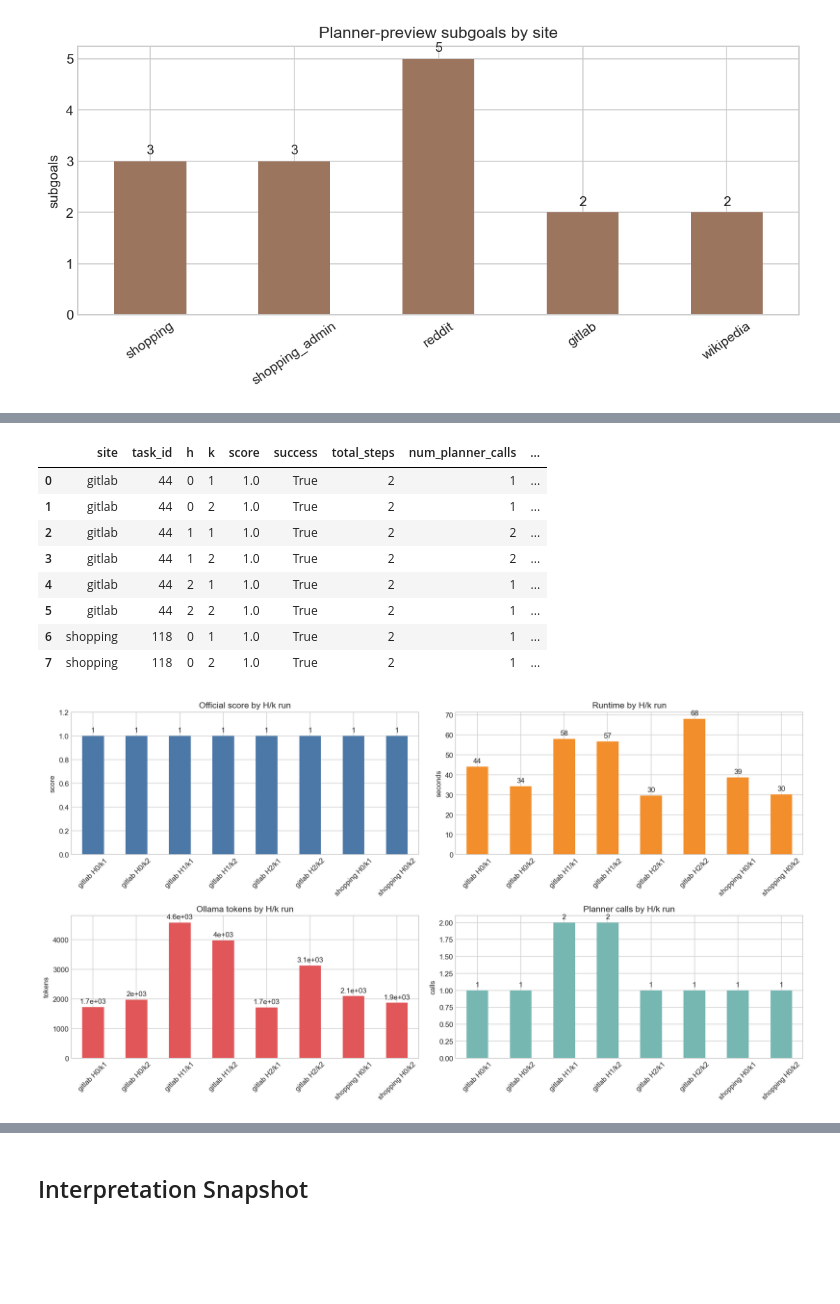
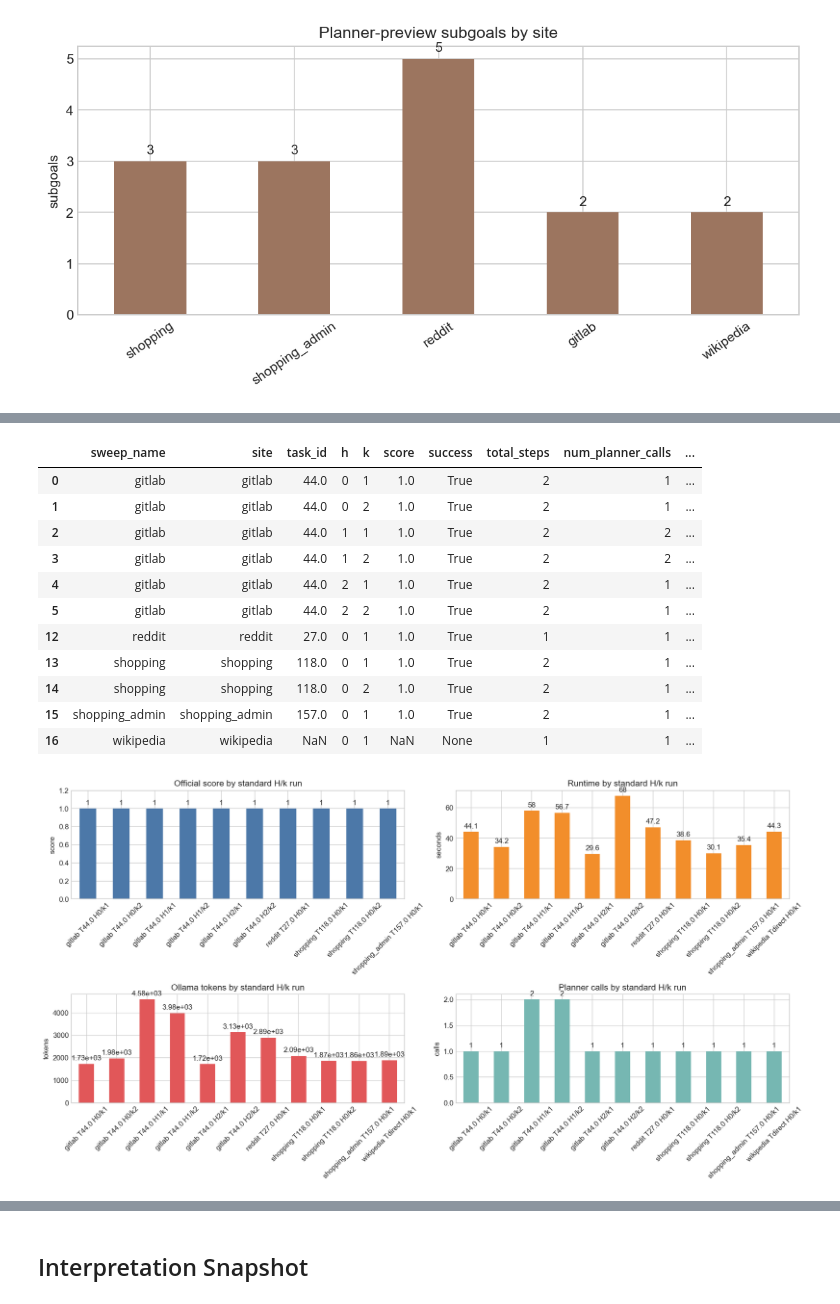
Before and after one commit to NICFRU/webarena-verified-thesis, a Jupyter notebook: notebooks/08_hk_sweep_analysis.ipynb, the cells around one changed output, grey strips where cells are left out. Drawn from its saved outputs; the diff is of its cells as text; code cells hidden in the pictures; blank space fills up the shorter version.

```diff
--- a/notebooks/08_hk_sweep_analysis.ipynb
+++ b/notebooks/08_hk_sweep_analysis.ipynb
@@ -158,12 +201,11 @@ The service probe checks whether each local site can be opened through BrowserGy
 # %%
 if service_df.empty:
-    print('No service probe summary found:', SERVICE_SUMMARY)
+    print('No service-probe summary found:', SERVICE_SUMMARY)
 else:
-    service_cols = ['site', 'status', 'task_id', 'task_type', 'start_url', 'final_url', 'page_title', 'error']
-    display(service_df[service_cols])
-    service_plot = service_df.assign(success_flag=(service_df['status'] == 'success').astype(int)).set_index('site').reindex(SITE_ORDER)['success_flag']
+    display(service_df[['site', 'status', 'task_id', 'task_type', 'start_url', 'final_url', 'page_title', 'error']])
+    plot = service_df.assign(success_flag=(service_df['status'] == 'success').astype(int)).set_index('site').reindex(SITE_ORDER)['success_flag']
     fig, ax = plt.subplots(figsize=(8, 4))
-    show_bar(ax, service_plot, 'Service probe success by site', ylabel='success', ylim=(0, 1.2), color='#59a14f')
+    show_bar(ax, plot, 'Service probe success by site', ylabel='success', ylim=(0, 1.2), color='#59a14f')
     plt.tight_layout()
 # %% [output]
 |  | site | status | task_id | task_type | start_url | final_url | page_title | error |
@@ -180,10 +222,8 @@ These are deterministic task-solving examples with official WebArena-Verified ev
 # %%
 if hardcoded_df.empty:
-    print('No hardcoded task summary found:', HARDCODED_SUMMARY)
+    print('No hardcoded summary found:', HARDCODED_SUMMARY)
 else:
-    hardcoded_cols = ['site', 'task_id', 'task_type', 'status', 'success', 'official_score', 'total_runtime_ms', 'browser_runtime_ms', 'official_eval_runtime_ms', 'final_url']
-    display(hardcoded_df[hardcoded_cols])
-
+    display(hardcoded_df[['site', 'task_id', 'task_type', 'status', 'success', 'official_score', 'total_runtime_ms', 'final_url']])
     hardcoded_plot = hardcoded_df.set_index('site').reindex(['shopping', 'shopping_admin', 'reddit', 'gitlab'])
     fig, axes = plt.subplots(1, 2, figsize=(12, 4))
     show_bar(axes[0], hardcoded_plot['official_score'], 'Official score by hardcoded task', ylabel='score', ylim=(0, 1.2), color='#4c78a8')
@@ -204,9 +243,7 @@ Planner previews call the LLM planner and write plan artifacts, but they do not
 if preview_df.empty:
     print('No planner-preview summary found:', PLANNER_PREVIEW_SUMMARY)
 else:
-    preview_cols = ['site', 'task_id', 'planner_mode', 'model_name', 'h', 'subgoal_count', 'warnings', 'output_dir']
-    display(preview_df[preview_cols])
-
+    display(preview_df[['site', 'task_id', 'planner_mode', 'model_name', 'h', 'subgoal_count', 'warnings', 'output_dir']])
     preview_plot = preview_df.set_index('site').reindex(SITE_ORDER)['subgoal_count']
     fig, ax = plt.subplots(figsize=(8, 4))
     show_bar(ax, preview_plot, 'Planner-preview subgoals by site', ylabel='subgoals', color='#9c755f')
@@ -226,31 +263,32 @@ The H/k orchestrator currently runs for GitLab Task 44 and Shopping Task 118. Gi
 # %%
-if hk_df.empty:
-    print('No H/k sweep summaries found:', SWEEP_BASE)
+if standard_hk_df.empty:
+    print('No standard H/k summaries found.')
 else:
-    hk_cols = ['site', 'task_id', 'h', 'k', 'score', 'success', 'total_steps', 'num_planner_calls', 'num_plan_subgoals_generated', 'total_tokens', 'runtime_s', 'output_dir']
-    display(hk_df[hk_cols])
+    cols = ['sweep_name', 'site', 'task_id', 'h', 'k', 'score', 'success', 'total_steps', 'num_planner_calls', 'num_plan_subgoals_generated', 'total_tokens', 'runtime_s', 'final_url']
+    display(standard_hk_df[cols])
 
+    scored = standard_hk_df[standard_hk_df['score'].notna()].copy()
     fig, axes = plt.subplots(2, 2, figsize=(15, 8))
-    score_series = hk_df.set_index('run_label')['score']
-    runtime_series = hk_df.set_index('run_label')['runtime_s']
-    token_series = hk_df.set_index('run_label')['total_tokens']
-    planner_series = hk_df.set_index('run_label')['num_planner_calls']
-    show_bar(axes[0, 0], score_series, 'Official score by H/k run', ylabel='score', ylim=(0, 1.2), color='#4c78a8')
-    show_bar(axes[0, 1], runtime_series, 'Runtime by H/k run', ylabel='seconds', color='#f28e2b')
-    show_bar(axes[1, 0], token_series, 'Ollama tokens by H/k run', ylabel='tokens', color='#e15759')
-    show_bar(axes[1, 1], planner_series, 'Planner calls by H/k run', ylabel='calls', color='#76b7b2')
+    if not scored.empty:
+        show_bar(axes[0, 0], scored.set_index('run_label')['score'], 'Official score by standard H/k run', ylabel='score', ylim=(0, 1.2), color='#4c78a8')
+    show_bar(axes[0, 1], standard_hk_df.set_index('run_label')['runtime_s'], 'Runtime by standard H/k run', ylabel='seconds', color='#f28e2b')
+    show_bar(axes[1, 0], standard_hk_df.set_index('run_label')['total_tokens'], 'Ollama tokens by standard H/k run', ylabel='tokens', color='#e15759')
+    show_bar(axes[1, 1], standard_hk_df.set_index('run_label')['num_planner_calls'], 'Planner calls by standard H/k run', ylabel='calls', color='#76b7b2')
     for ax in axes.ravel():
         ax.tick_params(axis='x', labelrotation=45)
     plt.tight_layout()
 # %% [output]
-|  | site | task_id | h | k | score | success | total_steps | num_planner_calls | ... |
-| 0 | gitlab | 44 | 0 | 1 | 1.0 | True | 2 | 1 | ... |
-| 1 | gitlab | 44 | 0 | 2 | 1.0 | True | 2 | 1 | ... |
-| 2 | gitlab | 44 | 1 | 1 | 1.0 | True | 2 | 2 | ... |
-| 3 | gitlab | 44 | 1 | 2 | 1.0 | True | 2 | 2 | ... |
-| 4 | gitlab | 44 | 2 | 1 | 1.0 | True | 2 | 1 | ... |
-| 5 | gitlab | 44 | 2 | 2 | 1.0 | True | 2 | 1 | ... |
-| 6 | shopping | 118 | 0 | 1 | 1.0 | True | 2 | 1 | ... |
-| 7 | shopping | 118 | 0 | 2 | 1.0 | True | 2 | 1 | ... |
+|  | sweep_name | site | task_id | h | k | score | success | total_steps | num_planner_calls | ... |
+| 0 | gitlab | gitlab | 44.0 | 0 | 1 | 1.0 | True | 2 | 1 | ... |
+| 1 | gitlab | gitlab | 44.0 | 0 | 2 | 1.0 | True | 2 | 1 | ... |
+| 2 | gitlab | gitlab | 44.0 | 1 | 1 | 1.0 | True | 2 | 2 | ... |
+| 3 | gitlab | gitlab | 44.0 | 1 | 2 | 1.0 | True | 2 | 2 | ... |
+| 4 | gitlab | gitlab | 44.0 | 2 | 1 | 1.0 | True | 2 | 1 | ... |
+| 5 | gitlab | gitlab | 44.0 | 2 | 2 | 1.0 | True | 2 | 1 | ... |
+| 12 | reddit | reddit | 27.0 | 0 | 1 | 1.0 | True | 1 | 1 | ... |
+| 13 | shopping | shopping | 118.0 | 0 | 1 | 1.0 | True | 2 | 1 | ... |
+| 14 | shopping | shopping | 118.0 | 0 | 2 | 1.0 | True | 2 | 1 | ... |
+| 15 | shopping_admin | shopping_admin | 157.0 | 0 | 1 | 1.0 | True | 2 | 1 | ... |
+| 16 | wikipedia | wikipedia | NaN | 0 | 1 | NaN | None | 1 | 1 | ... |
-[figure, old version]
+[figure, new version]
 # %% [markdown]
```
Also changed, not shown: parts of 26 cells of this notebook, 5 other files.
